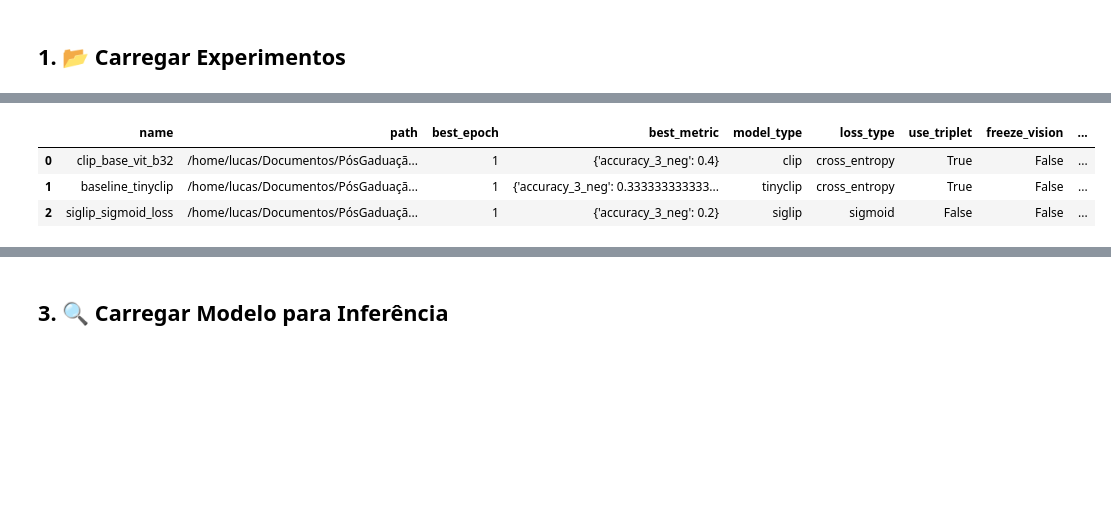
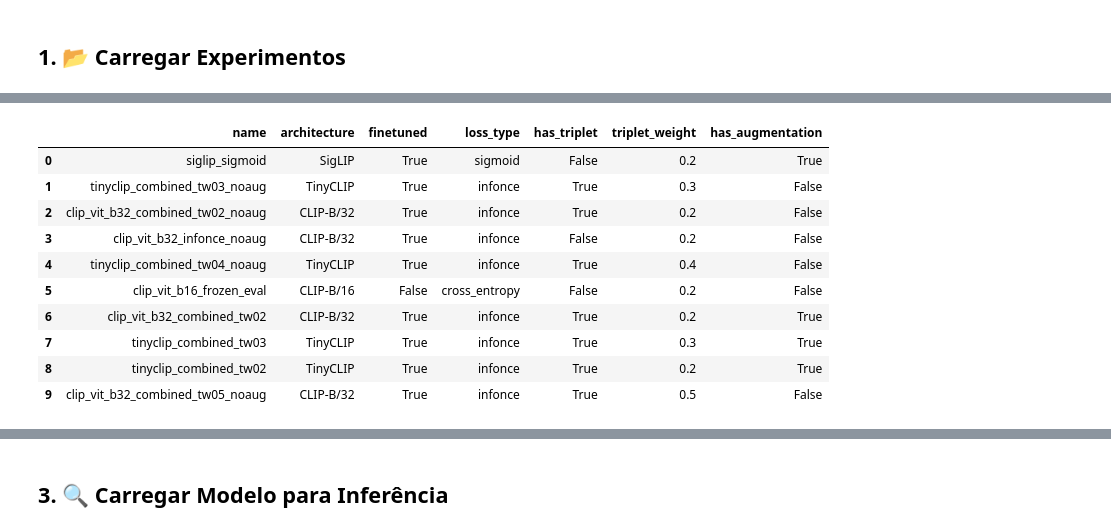
Before and after one commit to luflopes/SignAlign, a Jupyter notebook: notebooks/analysis.ipynb, the cells around one changed output, grey strips where cells are left out. Saved outputs shown, nothing was run; the diff lists cells and outputs as text; code cells hidden in the pictures; blank space fills up the shorter version.

```diff
--- a/notebooks/analysis.ipynb
+++ b/notebooks/analysis.ipynb
@@ -37,9 +106,9 @@ ModuleNotFoundError: No module named 'pandas'
 # %% [markdown]
 ## 1. 📂 Carregar Experimentos
 # %%
-def load_all_experiments(experiments_dir: str = "experiments"):
+def load_all_experiments(experiments_dir: str = "../../SigAlignGit/experiments"):
     """Carrega todos os experimentos de um diretório."""
-    exp_path = project_root / experiments_dir
+    exp_path = Path(experiments_dir).resolve()
     experiments = []
 
     if not exp_path.exists():
@@ -53,7 +122,7 @@ def load_all_experiments(experiments_dir: str = "experiments"):
         metadata_path = exp_dir / "metadata.json"
         config_path = exp_dir / "config.json"
         val_history_path = exp_dir / "metrics" / "val_history.json"
-
+        similarity_path = exp_dir / "metrics" / "similarity_stats.json"
         exp_data = {"name": exp_dir.name, "path": str(exp_dir)}
 
         if metadata_path.exists():
@@ -66,9 +135,23 @@ def load_all_experiments(experiments_dir: str = "experiments"):
             with open(config_path) as f:
                 config = json.load(f)
                 exp_data["model_type"] = config.get("model", {}).get("type")
+                exp_data["model_name"] = config.get("model", {}).get("name")
                 exp_data["loss_type"] = config.get("loss", {}).get("primary_loss")
-                exp_data["use_triplet"] = config.get("loss", {}).get("use_triplet_loss")
-                exp_data["freeze_vision"] = config.get("model", {}).get("freeze_vision_encoder")
+                exp_data["use_triplet"] = config.get("loss", {}).get("use_triplet_loss", False)
+                exp_data["triplet_weight"] = config.get("loss", {}).get("triplet_weight", 0.0)
+                exp_data["freeze_vision"] = config.get("model", {}).get("freeze_vision_encoder", False)
+                exp_data["freeze_text"] = config.get("model", {}).get("freeze_text_encoder", False)
+                # Verificar augmentation - pode estar em diferentes lugares
+                aug_config = config.get("data", {}).get("augmentation", {})
+                if isinstance(aug_config, dict):
+                    exp_data["use_augmentation"] = aug_config.get("enabled", True)
+                else:
+                    exp_data["use_augmentation"] = config.get("data", {}).get("use_augmentation", True)
+
+                # Também verificar pelo nome do experimento se tem "noaug"
+                if "noaug" in exp_dir.name.lower():
+                    exp_data["use_augmentation"] = False
+                exp_data["epochs"] = config.get("training", {}).get("epochs", 0)
 
         if val_history_path.exists():
             with open(val_history_path) as f:
@@ -78,13 +161,63 @@ def load_all_experiments(experiments_dir: str = "experiments"):
                         if key.startswith("val_"):
                             exp_data[key] = value
 
+        if similarity_path.exists():
+            with open(similarity_path) as f:
+                sim_stats = json.load(f)
+                if sim_stats:
+                    exp_data["mean_pos_sim"] = sim_stats.get("mean_pos_similarity")
+                    exp_data["mean_neg_sim"] = sim_stats.get("mean_neg_similarity")
+                    exp_data["median_pos_sim"] = sim_stats.get("median_pos_similarity")
+                    exp_data["median_neg_sim"] = sim_stats.get("median_neg_similarity")
+                    exp_data["gap_mean"] = sim_stats.get("similarity_gap_mean")
+                    exp_data["gap_median"] = sim_stats.get("similarity_gap_median")
+                    exp_data["std_pos_sim"] = sim_stats.get("std_pos_similarity")
+                    exp_data["std_neg_sim"] = sim_stats.get("std_neg_similarity")
+
         experiments.append(exp_data)
 
     df = pd.DataFrame(experiments)
+
+    # Criar colunas derivadas para facilitar análise
+    df["finetuned"] = ~(df["freeze_vision"] & df["freeze_text"])
+    df["has_augmentation"] = df["use_augmentation"].fillna(True)
+    df["has_triplet"] = df["use_triplet"].fillna(False)
+
+    # Extrair arquitetura base do nome do modelo e tipo
+    def get_architecture(row):
+        name = row.get("model_name", "")
+        model_type = row.get("model_type", "")
+
+        if pd.isna(name):
+            name = ""
+        name = name.lower()
+
+        # Primeiro verificar por nome específico
+        if "tinyclip" in name:
+            return "TinyCLIP"
+        elif "siglip" in name:
+            return "SigLIP"
+        elif "patch16" in name or "vit-b-16" in name or "vit_b_16" in name:
+            return "CLIP-B/16"
+        elif "patch32" in name or "vit-b-32" in name or "vit_b_32" in name:
+            return "CLIP-B/32"
+
+        # Fallback para model_type
+        if model_type == "tinyclip":
+            return "TinyCLIP"
+        elif model_type == "siglip":
+            return "SigLIP"
+        elif model_type == "clip":
+            return "CLIP-B/32"  # Default CLIP
+
+        return "unknown"
+
+    df["architecture"] = df.apply(get_architecture, axis=1)
+
     print(f"✅ {len(df)} experimentos carregados.")
     return df
 
 # Carregar experimentos
 df_experiments = load_all_experiments()
-display(df_experiments)
+display(df_experiments[["name", "architecture", "finetuned", "loss_type", "has_triplet", "triplet_weight", "has_augmentation"]].head(10))
 # %% [output]
@@ -92,4 +225,11 @@ display(df_experiments)
-|  | name | path | best_epoch | best_metric | model_type | loss_type | use_triplet | freeze_vision | ... |
-| 0 | clip_base_vit_b32 | /home/lucas/Documentos/PósGaduaçã... | 1 | {'accuracy_3_neg': 0.4} | clip | cross_entropy | True | False | ... |
-| 1 | baseline_tinyclip | /home/lucas/Documentos/PósGaduaçã... | 1 | {'accuracy_3_neg': 0.333333333333... | tinyclip | cross_entropy | True | False | ... |
-| 2 | siglip_sigmoid_loss | /home/lucas/Documentos/PósGaduaçã... | 1 | {'accuracy_3_neg': 0.2} | siglip | sigmoid | False | False | ... |
+|  | name | architecture | finetuned | loss_type | has_triplet | triplet_weight | has_augmentation |
+| 0 | siglip_sigmoid | SigLIP | True | sigmoid | False | 0.2 | True |
+| 1 | tinyclip_combined_tw03_noaug | TinyCLIP | True | infonce | True | 0.3 | False |
+| 2 | clip_vit_b32_combined_tw02_noaug | CLIP-B/32 | True | infonce | True | 0.2 | False |
+| 3 | clip_vit_b32_infonce_noaug | CLIP-B/32 | True | infonce | False | 0.2 | False |
+| 4 | tinyclip_combined_tw04_noaug | TinyCLIP | True | infonce | True | 0.4 | False |
+| 5 | clip_vit_b16_frozen_eval | CLIP-B/16 | False | cross_entropy | False | 0.2 | False |
+| 6 | clip_vit_b32_combined_tw02 | CLIP-B/32 | True | infonce | True | 0.2 | True |
+| 7 | tinyclip_combined_tw03 | TinyCLIP | True | infonce | True | 0.3 | True |
+| 8 | tinyclip_combined_tw02 | TinyCLIP | True | infonce | True | 0.2 | True |
+| 9 | clip_vit_b32_combined_tw05_noaug | CLIP-B/32 | True | infonce | True | 0.5 | False |
```
Also changed, not shown: parts of 25 cells of this notebook, 1 other file.
